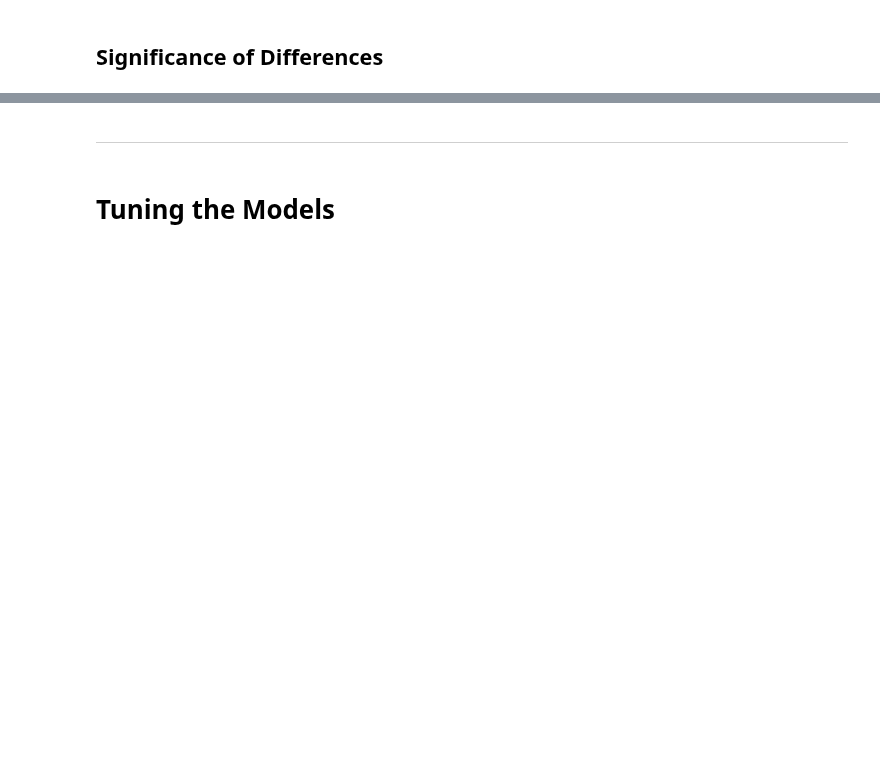
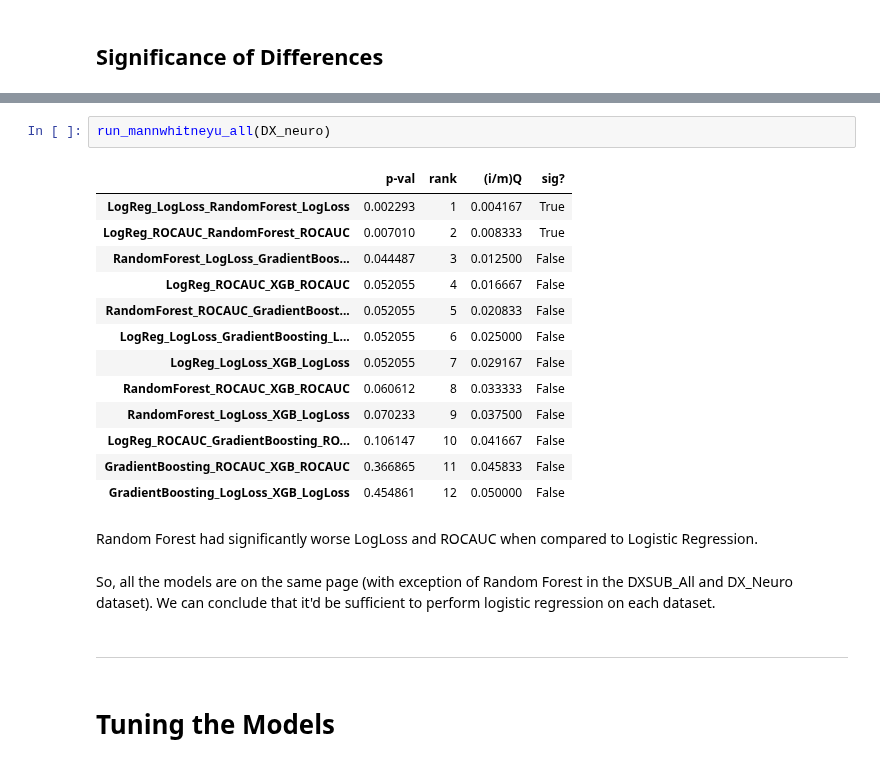
Before and after one commit to cjsmith015/Machine_Learning_and_ADHD, a Jupyter notebook: Supervised Learning.ipynb, the cells around one changed output, grey strips where cells are left out. Drawn from its saved outputs; the diff is of its cells as text; blank space fills up the shorter version.

```diff
--- a/Supervised Learning.ipynb
+++ b/Supervised Learning.ipynb
@@ -204,3 +239,23 @@ scs.f_oneway()
+# %%
+run_mannwhitneyu_all(DX_neuro)
+# %% [output]
+|  | p-val | rank | (i/m)Q | sig? |
+| LogReg_LogLoss_RandomForest_LogLoss | 0.002293 | 1 | 0.004167 | True |
+| LogReg_ROCAUC_RandomForest_ROCAUC | 0.007010 | 2 | 0.008333 | True |
+| RandomForest_LogLoss_GradientBoos... | 0.044487 | 3 | 0.012500 | False |
+| LogReg_ROCAUC_XGB_ROCAUC | 0.052055 | 4 | 0.016667 | False |
+| RandomForest_ROCAUC_GradientBoost... | 0.052055 | 5 | 0.020833 | False |
+| LogReg_LogLoss_GradientBoosting_L... | 0.052055 | 6 | 0.025000 | False |
+| LogReg_LogLoss_XGB_LogLoss | 0.052055 | 7 | 0.029167 | False |
+| RandomForest_ROCAUC_XGB_ROCAUC | 0.060612 | 8 | 0.033333 | False |
+| RandomForest_LogLoss_XGB_LogLoss | 0.070233 | 9 | 0.037500 | False |
+| LogReg_ROCAUC_GradientBoosting_RO... | 0.106147 | 10 | 0.041667 | False |
+| GradientBoosting_ROCAUC_XGB_ROCAUC | 0.366865 | 11 | 0.045833 | False |
+| GradientBoosting_LogLoss_XGB_LogLoss | 0.454861 | 12 | 0.050000 | False |
+# %% [markdown]
+Random Forest had significantly worse LogLoss and ROCAUC when compared to Logistic Regression.
+# %% [markdown]
+So, all the models are on the same page (with exception of Random Forest in the DXSUB_All and DX_Neuro dataset). We can conclude that it'd be sufficient to perform logistic regression on each dataset.
 # %% [markdown]
 ---
 # %% [markdown]
```
Also changed, not shown: parts of 28 cells of this notebook, 5 other files.
